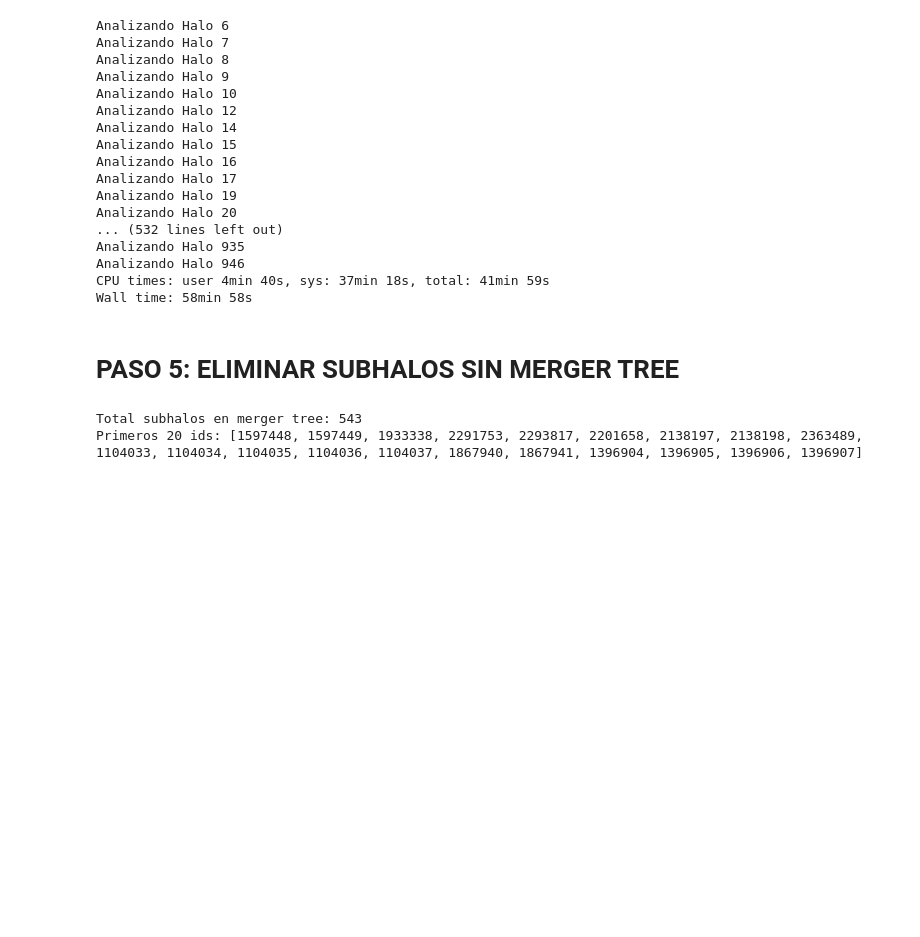
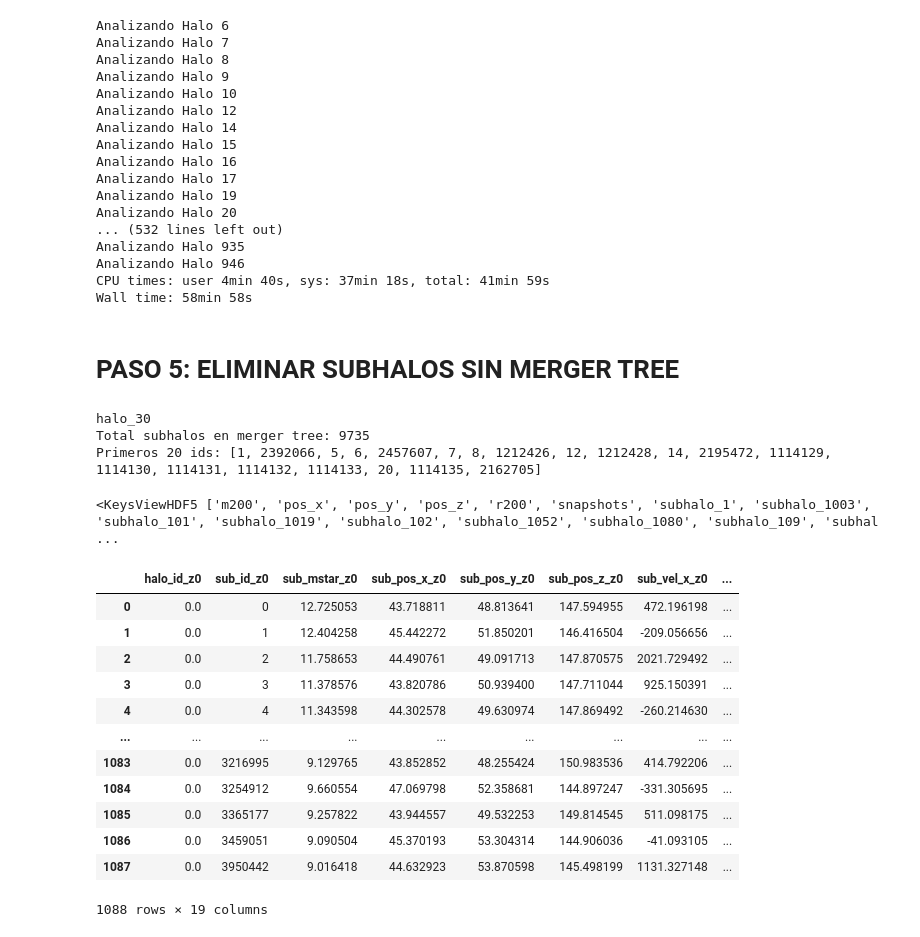
Before and after one commit to Martindelosrios/ROGER2, a Jupyter notebook: codes/1_download_systems.ipynb, the cells around one changed output. Drawn from its saved outputs; the diff is of its cells as text; code cells hidden in the pictures; blank space fills up the shorter version.

```diff
--- a/codes/1_download_systems.ipynb
+++ b/codes/1_download_systems.ipynb
@@ -1245,7 +1559,7 @@ Wall time: 58min 58s
 # %%
 valid_sub_ids = []
 
-with h5py.File('data_tree_halo3_3.hdf5', "r") as f:
+with h5py.File('data_tree.hdf5', "r") as f:
     for halo_name in f.keys():
         halo_group = f[halo_name]
 
@@ -1255,6 +1569,8 @@ with h5py.File('data_tree_halo3_3.hdf5', "r") as f:
         # Extraer el número de cada subhalo y guardarlo
         for sub_name in subhalos:
             sub_id = int(sub_name.split("_")[1])
+            if sub_id == 1:
+                print(halo_name)
             valid_sub_ids.append(sub_id)
 
 # Convertimos a set para buscar rápido
@@ -1263,5 +1579,6 @@ valid_sub_ids = set(valid_sub_ids)
 print(f"Total subhalos en merger tree: {len(valid_sub_ids)}")
 print(f"Primeros 20 ids: {list(valid_sub_ids)[:20]}")
 # %% [output]
-Total subhalos en merger tree: 543
-Primeros 20 ids: [1597448, 1597449, 1933338, 2291753, 2293817, 2201658, 2138197, 2138198, 2363489, 1104033, 1104034, 1104035, 1104036, 1104037, 1867940, 1867941, 1396904, 1396905, 1396906, 1396907]
+halo_30
+Total subhalos en merger tree: 9735
+Primeros 20 ids: [1, 2392066, 5, 6, 2457607, 7, 8, 1212426, 12, 1212428, 14, 2195472, 1114129, 1114130, 1114131, 1114132, 1114133, 20, 1114135, 2162705]
@@ -1267,0 +1587,20 @@ Primeros 20 ids: [1597448, 1597449, 1933338, 2291753, 2293817, 2201658, 2138197,
+# %%
+f['halo_30'].keys()
+# %% [output]
+<KeysViewHDF5 ['m200', 'pos_x', 'pos_y', 'pos_z', 'r200', 'snapshots', 'subhalo_1', 'subhalo_1003', 'subhalo_101', 'subhalo_1019', 'subhalo_102', 'subhalo_1052', 'subhalo_1080', 'subhalo_109', 'subhal ...
+# %%
+data[data['halo_id_z0'] == 0]
+# %% [output]
+|  | halo_id_z0 | sub_id_z0 | sub_mstar_z0 | sub_pos_x_z0 | sub_pos_y_z0 | sub_pos_z_z0 | sub_vel_x_z0 | ... |
+| 0 | 0.0 | 0 | 12.725053 | 43.718811 | 48.813641 | 147.594955 | 472.196198 | ... |
+| 1 | 0.0 | 1 | 12.404258 | 45.442272 | 51.850201 | 146.416504 | -209.056656 | ... |
+| 2 | 0.0 | 2 | 11.758653 | 44.490761 | 49.091713 | 147.870575 | 2021.729492 | ... |
+| 3 | 0.0 | 3 | 11.378576 | 43.820786 | 50.939400 | 147.711044 | 925.150391 | ... |
+| 4 | 0.0 | 4 | 11.343598 | 44.302578 | 49.630974 | 147.869492 | -260.214630 | ... |
+| ... | ... | ... | ... | ... | ... | ... | ... | ... |
+| 1083 | 0.0 | 3216995 | 9.129765 | 43.852852 | 48.255424 | 150.983536 | 414.792206 | ... |
+| 1084 | 0.0 | 3254912 | 9.660554 | 47.069798 | 52.358681 | 144.897247 | -331.305695 | ... |
+| 1085 | 0.0 | 3365177 | 9.257822 | 43.944557 | 49.532253 | 149.814545 | 511.098175 | ... |
+| 1086 | 0.0 | 3459051 | 9.090504 | 45.370193 | 53.304314 | 144.906036 | -41.093105 | ... |
+| 1087 | 0.0 | 3950442 | 9.016418 | 44.632923 | 53.870598 | 145.498199 | 1131.327148 | ... |
+1088 rows × 19 columns
```
Also changed, not shown: parts of 29 cells of this notebook, 1 other file.
